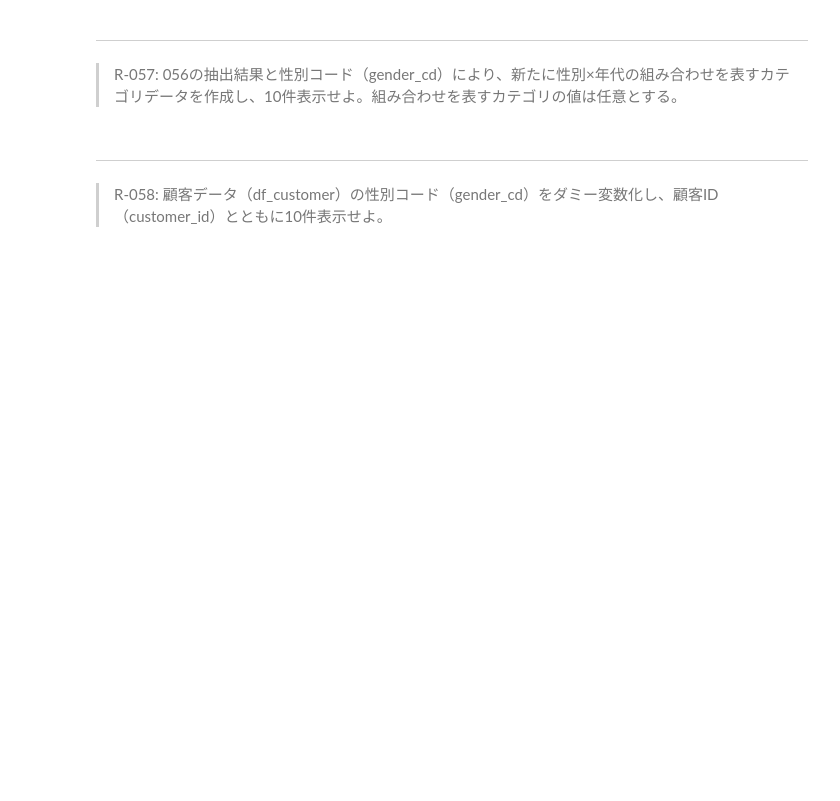
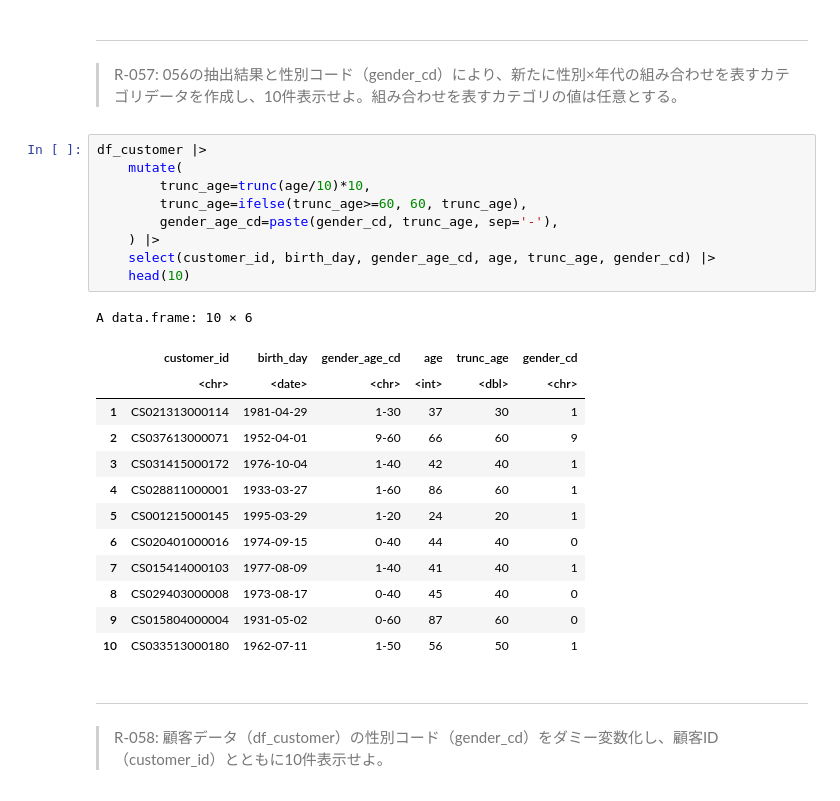
Before and after one commit to onnga-wasabi/100knocks-preprocess, a Jupyter notebook: docker/work/preprocess_knock_R.ipynb, the cells around one changed output. Saved outputs shown, nothing was run; the diff lists cells and outputs as text; blank space fills up the shorter version.

```diff
--- a/docker/work/preprocess_knock_R.ipynb
+++ b/docker/work/preprocess_knock_R.ipynb
@@ -1110,6 +1390,29 @@ A tibble: 9 × 4
 # %% [markdown]
 ---
 > R-057: 056の抽出結果と性別コード（gender_cd）により、新たに性別×年代の組み合わせを表すカテゴリデータを作成し、10件表示せよ。組み合わせを表すカテゴリの値は任意とする。
+# %%
+df_customer |>
+    mutate(
+        trunc_age=trunc(age/10)*10,
+        trunc_age=ifelse(trunc_age>=60, 60, trunc_age),
+        gender_age_cd=paste(gender_cd, trunc_age, sep='-'),
+    ) |>
+    select(customer_id, birth_day, gender_age_cd, age, trunc_age, gender_cd) |>
+    head(10)
+# %% [output]
+A data.frame: 10 × 6
+|  | customer_id | birth_day | gender_age_cd | age | trunc_age | gender_cd |
+|  | <chr> | <date> | <chr> | <int> | <dbl> | <chr> |
+| 1 | CS021313000114 | 1981-04-29 | 1-30 | 37 | 30 | 1 |
+| 2 | CS037613000071 | 1952-04-01 | 9-60 | 66 | 60 | 9 |
+| 3 | CS031415000172 | 1976-10-04 | 1-40 | 42 | 40 | 1 |
+| 4 | CS028811000001 | 1933-03-27 | 1-60 | 86 | 60 | 1 |
+| 5 | CS001215000145 | 1995-03-29 | 1-20 | 24 | 20 | 1 |
+| 6 | CS020401000016 | 1974-09-15 | 0-40 | 44 | 40 | 0 |
+| 7 | CS015414000103 | 1977-08-09 | 1-40 | 41 | 40 | 1 |
+| 8 | CS029403000008 | 1973-08-17 | 0-40 | 45 | 40 | 0 |
+| 9 | CS015804000004 | 1931-05-02 | 0-60 | 87 | 60 | 0 |
+| 10 | CS033513000180 | 1962-07-11 | 1-50 | 56 | 50 | 1 |
 # %% [markdown]
 ---
 > R-058: 顧客データ（df_customer）の性別コード（gender_cd）をダミー変数化し、顧客ID（customer_id）とともに10件表示せよ。
```
Also changed, not shown: parts of 19 cells of this notebook.
